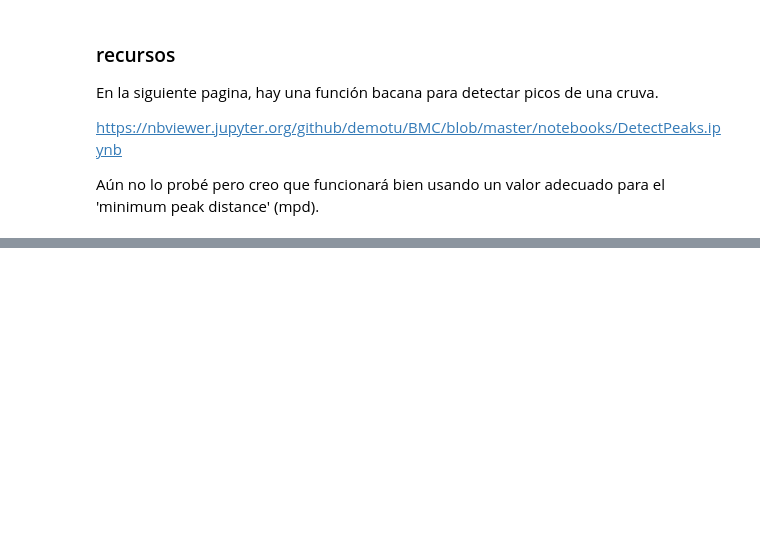
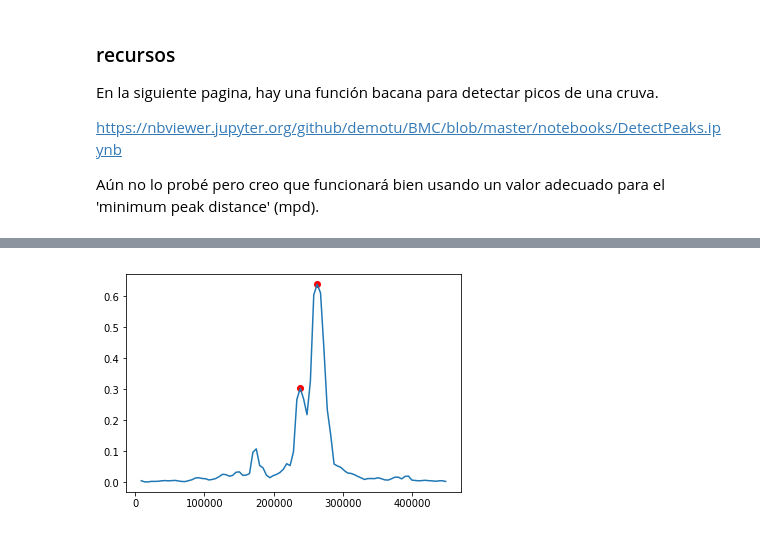
Before and after one commit to jhernandezsa/Earthquake, a Jupyter notebook: Analisis PSD.ipynb, the cells around one changed output, grey strips where cells are left out. Cells and saved outputs as stored; diff of their text form; code cells hidden in the pictures; blank space fills up the shorter version.

```diff
--- a/Analisis PSD.ipynb
+++ b/Analisis PSD.ipynb
@@ -244,0 +291,7 @@ Aún no lo probé pero creo que funcionará bien usando un valor adecuado para e
+# %%
+max_int, max_freq= get_max_values(_frequencies, power_spectrum, 2)
+plt.plot( max_freq,max_int, 'ro')
+plt.plot(_frequencies, power_spectrum)
+plt.show()
+# %% [output]
+[figure, added]
```
Also changed, not shown: parts of 14 cells of this notebook.
